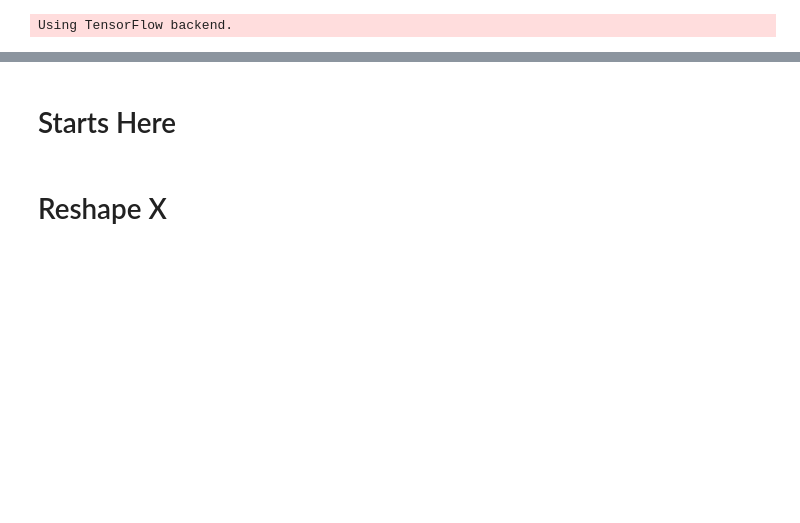
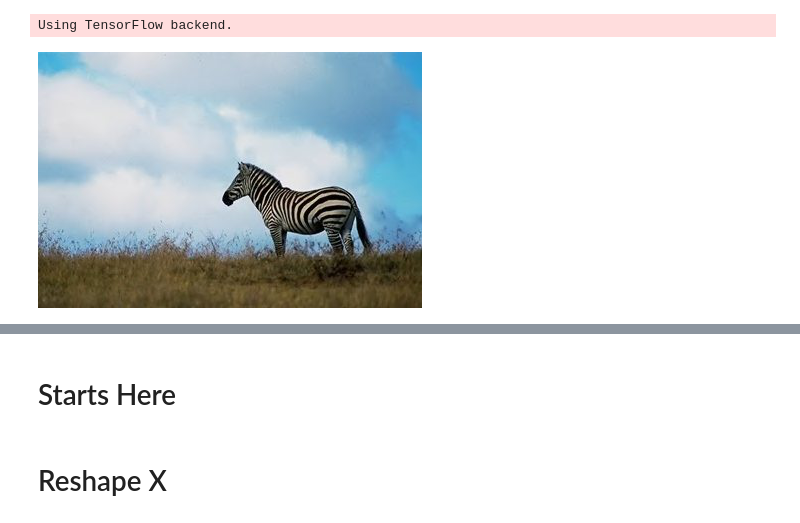
Before and after one commit to agusgun/FakeImageDetector, a Jupyter notebook: Fake Image Detector - ELA - 7 With Early Stopping.ipynb, the cells around one changed output, grey strips where cells are left out. Cells and saved outputs as stored; diff of their text form; code cells hidden in the pictures; blank space fills up the shorter version.

```diff
--- a/Fake Image Detector - ELA - 7 With Early Stopping.ipynb
+++ b/Fake Image Detector - ELA - 7 With Early Stopping.ipynb
@@ -52,3 +52,7 @@ def convert_to_ela_image(path, quality):
     ela_im = ImageEnhance.Brightness(ela_im).enhance(scale)
 
     return ela_im
+# %%
+Image.open('datasets/train/real/Au_ani_00001.jpg')
+# %% [output]
+[figure, added]
```
Also changed, not shown: parts of 4 cells of this notebook, 10 other files.
